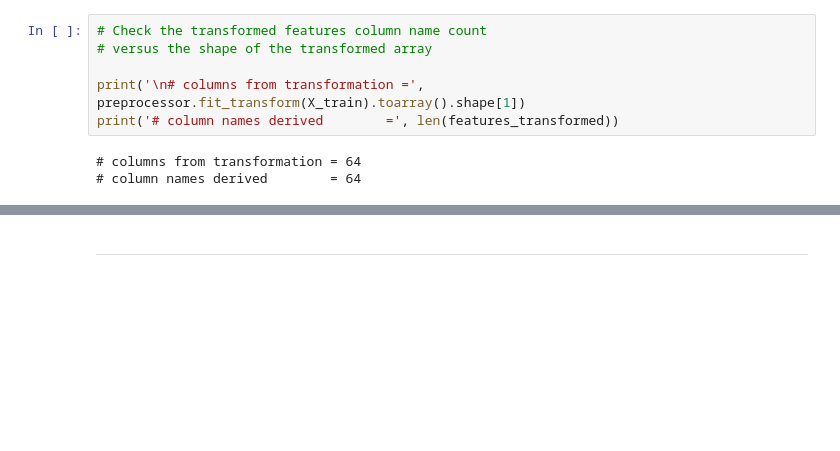
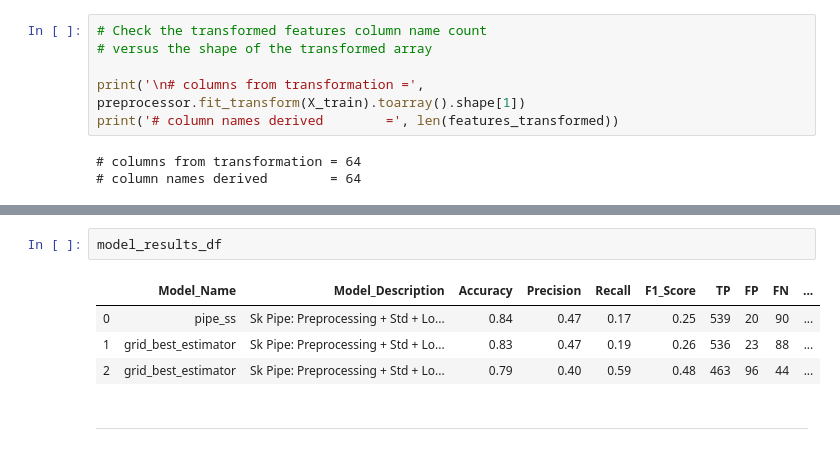
Before and after one commit to ashish-sharma-as/Customer_Churn, a Jupyter notebook: customer_churn.ipynb, the cells around one changed output, grey strips where cells are left out. Cells and saved outputs as stored; diff of their text form; blank space fills up the shorter version.

```diff
--- a/customer_churn.ipynb
+++ b/customer_churn.ipynb
@@ -889,3 +1138,10 @@ X_test_tf_ss = pd.DataFrame(preprocessor_ss.transform(X_test).toarray(), columns
+# %%
+model_results_df
+# %% [output]
+|  | Model_Name | Model_Description | Accuracy | Precision | Recall | F1_Score | TP | FP | FN | ... |
+| 0 | pipe_ss | Sk Pipe: Preprocessing + Std + Lo... | 0.84 | 0.47 | 0.17 | 0.25 | 539 | 20 | 90 | ... |
+| 1 | grid_best_estimator | Sk Pipe: Preprocessing + Std + Lo... | 0.83 | 0.47 | 0.19 | 0.26 | 536 | 23 | 88 | ... |
+| 2 | grid_best_estimator | Sk Pipe: Preprocessing + Std + Lo... | 0.79 | 0.40 | 0.59 | 0.48 | 463 | 96 | 44 | ... |
 # %% [markdown]
 ---
 # %% [markdown]
```
Also changed, not shown: parts of 129 cells of this notebook.
